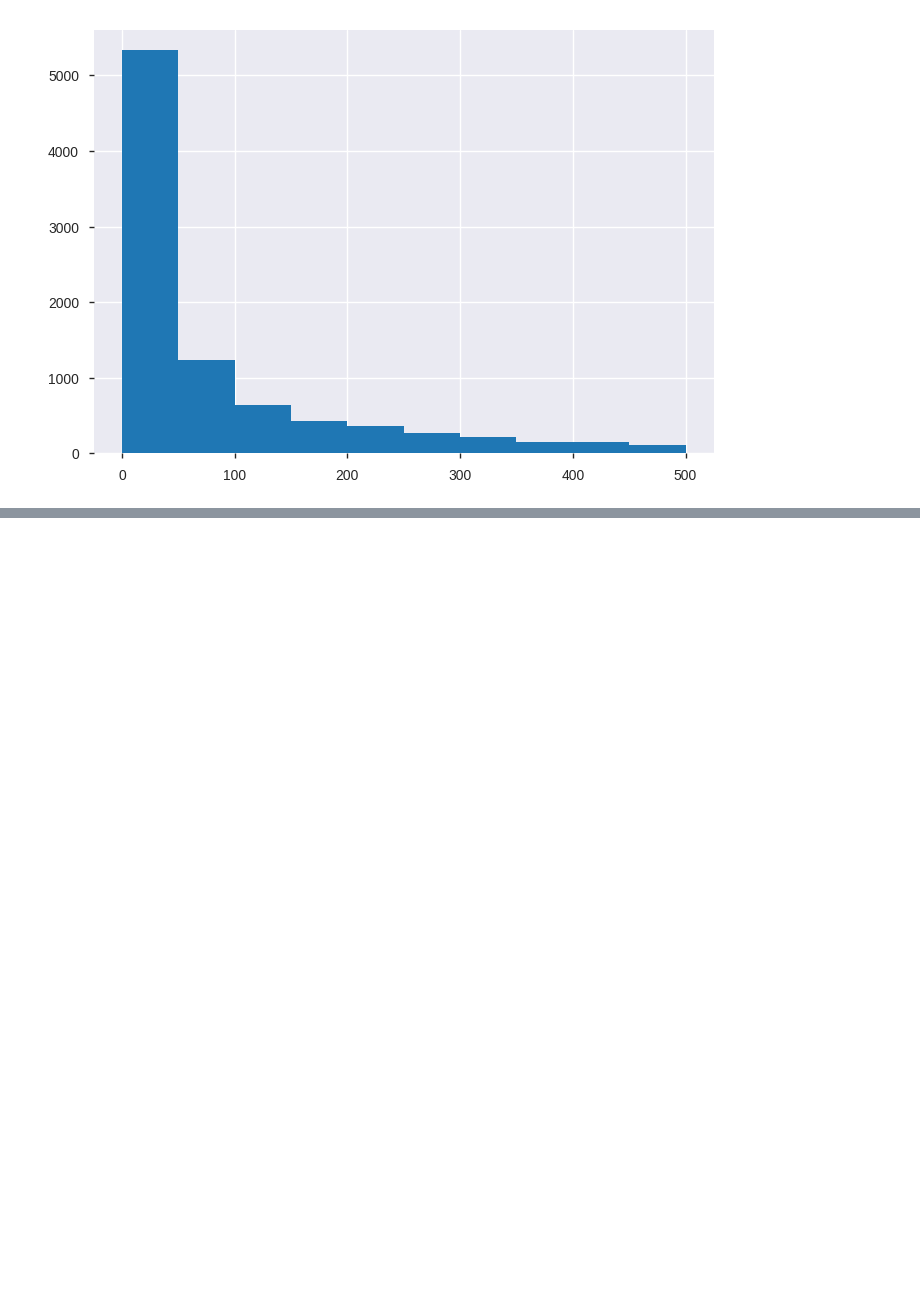
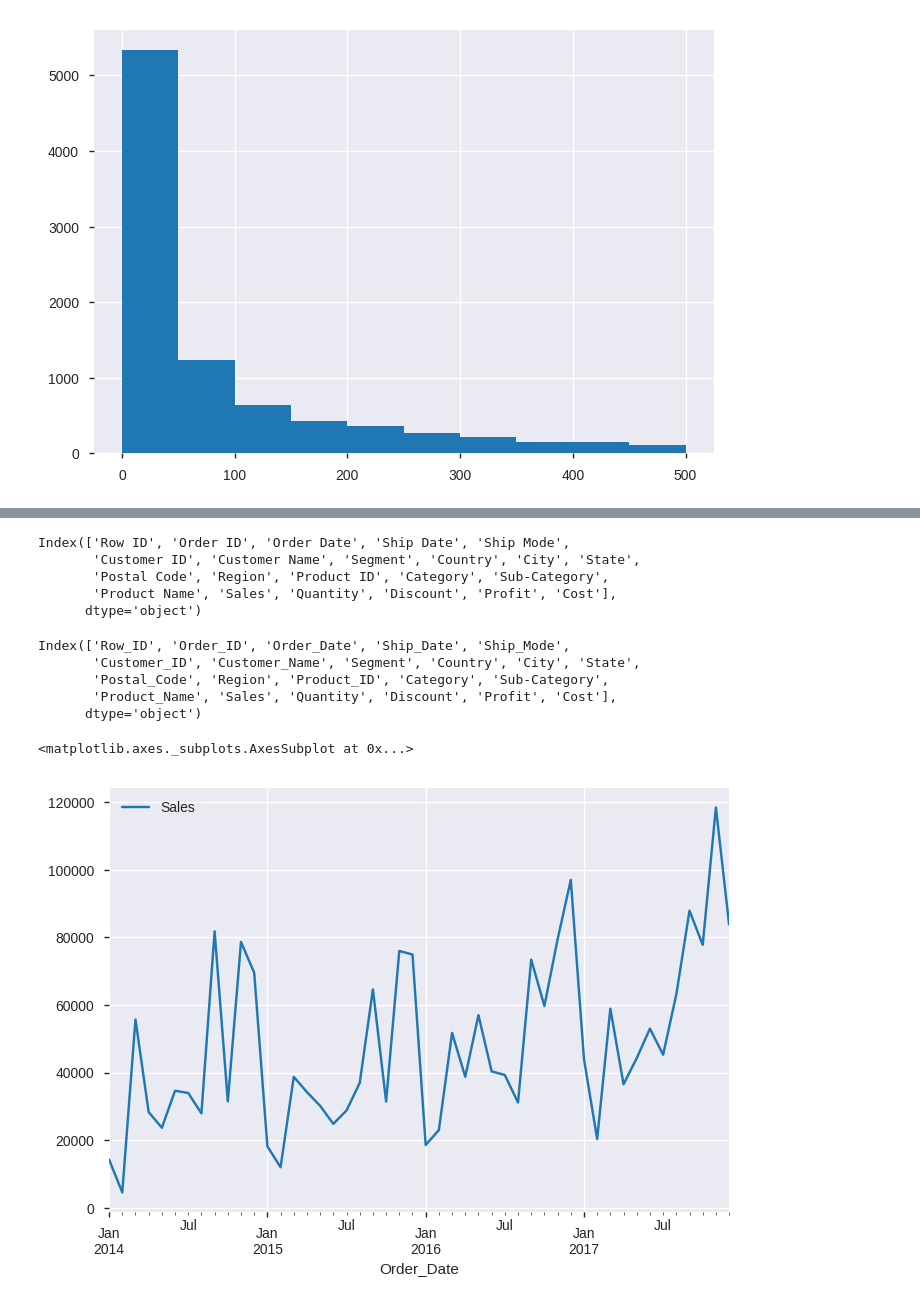
Before and after one commit to rantos9/Desafio4-superstore, a Jupyter notebook: desafio4.ipynb, the cells around one changed output, grey strips where cells are left out. Drawn from its saved outputs; the diff is of its cells as text; code cells hidden in the pictures; blank space fills up the shorter version.

```diff
--- a/desafio4.ipynb
+++ b/desafio4.ipynb
@@ -37,0 +66,37 @@ Looks about right.
+# %%
+df.columns
+# %% [output]
+Index(['Row ID', 'Order ID', 'Order Date', 'Ship Date', 'Ship Mode',
+       'Customer ID', 'Customer Name', 'Segment', 'Country', 'City', 'State',
+       'Postal Code', 'Region', 'Product ID', 'Category', 'Sub-Category',
+       'Product Name', 'Sales', 'Quantity', 'Discount', 'Profit', 'Cost'],
+      dtype='object')
+# %%
+df.rename(columns=
+               {'Row ID':'Row_ID',
+                'Order ID':'Order_ID',
+                'Order Date':'Order_Date',
+                'Ship Date':'Ship_Date',
+                'Ship Mode':'Ship_Mode',
+                'Customer ID':'Customer_ID',
+                'Customer Name':'Customer_Name',
+                'Postal Code':'Postal_Code',
+                'Product ID':'Product_ID',
+                'Product Name':'Product_Name'}, inplace=True)
+# %%
+df.columns
+# %% [output]
+Index(['Row_ID', 'Order_ID', 'Order_Date', 'Ship_Date', 'Ship_Mode',
+       'Customer_ID', 'Customer_Name', 'Segment', 'Country', 'City', 'State',
+       'Postal_Code', 'Region', 'Product_ID', 'Category', 'Sub-Category',
+       'Product_Name', 'Sales', 'Quantity', 'Discount', 'Profit', 'Cost'],
+      dtype='object')
+# %%
+sales = df[['Order_Date', 'Sales']]
+# %%
+ monthly_sales = sales.groupby(pd.Grouper(key='Order_Date', freq='M')).agg('sum')
+# %%
+monthly_sales.plot()
+# %% [output]
+<matplotlib.axes._subplots.AxesSubplot at 0x...>
+[figure, added]
```
Also changed, not shown: parts of 21 cells of this notebook.
